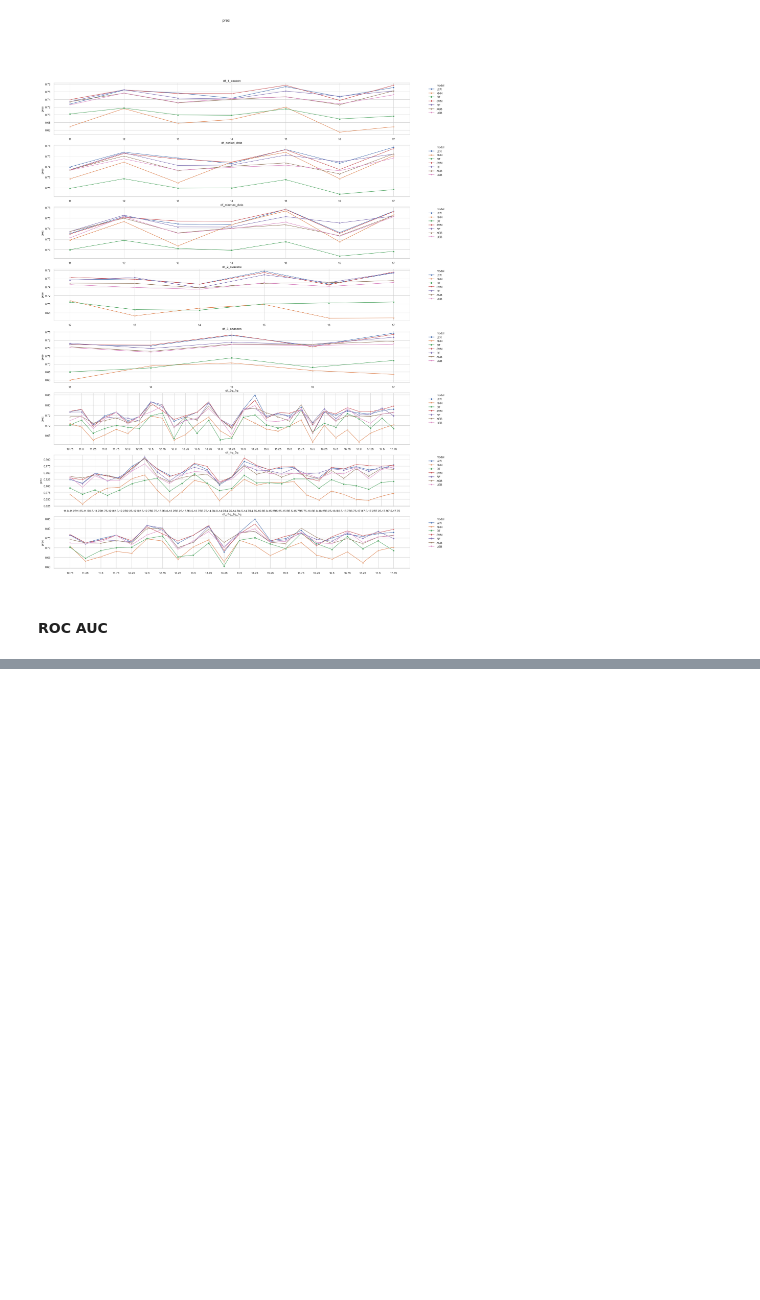
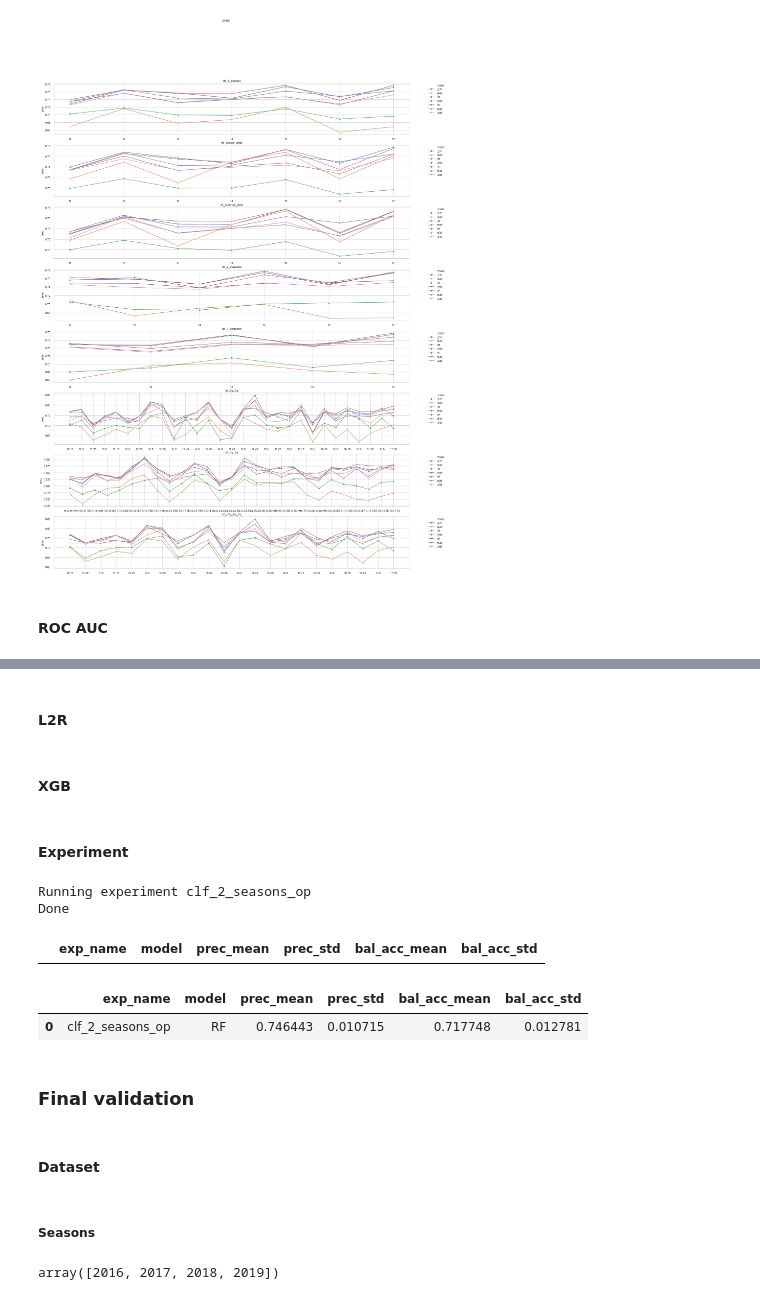
Before and after one commit to ncalderon/nba-predictor, a Jupyter notebook: nba_winner_clf.ipynb, the cells around one changed output, grey strips where cells are left out. Cells and saved outputs as stored; diff of their text form; code cells hidden in the pictures; blank space fills up the shorter version.

```diff
--- a/nba_winner_clf.ipynb
+++ b/nba_winner_clf.ipynb
@@ -715,0 +754,12 @@ utils.plot_to_compare_experiments(
+# %%
+exp_prefix = "clf_"
+#exp_group_name = "clf_experiments"
+exp_group_name = "clf_op"
+results_total = utils.deserialize_object(f'result_totals_{exp_group_name}', [])
+
+op_models = utils_exp.get_clf_models()
+
+op_sscv = utils.SeasonSeriesSplit(op_df)
+op_df_sscv = op_sscv.get_df()
+op_X = op_df_sscv[exp_X_columns]
+op_y = op_df_sscv[TARGET]
@@ -715,0 +904,41 @@ utils.plot_to_compare_experiments(
+# %% [markdown]
+#### L2R
+# %% [markdown]
+#### XGB
+# %% [markdown]
+#### Experiment
+# %%
+experiment_name = f"{exp_prefix}2_seasons_op"
+# %%
+op_model = [
+    ("RF", RandomForestClassifier(
+                                      criterion='gini',
+                                      n_estimators=200,
+                                      max_depth=18,
+                                      max_leaf_nodes = 24,
+                                      min_samples_leaf = 2,
+                                      min_samples_split = 3,
+                                      n_jobs=-1,
+                                      random_state=0))
+]
+# %%
+del_result_by(experiment_name)
+
+folds, train_seasons, test_seasons = sscv.split(train_size=2, test_size=1)
+params = (experiment_name, op_model, folds, train_seasons, test_seasons, X, y)
+names, results = utils_exp.run_experiment(*params)
+results_total.append((experiment_name, results))
+
+print_prettier_exp_results(experiment_name[:-3], metric='prec', filter_val='RF')
+print_prettier_exp_results(experiment_name)
+# clf_2_seasons	RF	0.758332	0.011720	0.724693	0.010767
+# %% [output]
+Running experiment clf_2_seasons_op
+Done
+|  | exp_name | model | prec_mean | prec_std | bal_acc_mean | bal_acc_std |
+|  | exp_name | model | prec_mean | prec_std | bal_acc_mean | bal_acc_std |
+| 0 | clf_2_seasons_op | RF | 0.746443 | 0.010715 | 0.717748 | 0.012781 |
+# %% [markdown]
+### Final validation
+# %% [markdown]
+#### Dataset
@@ -715,0 +947,6 @@ utils.plot_to_compare_experiments(
+# %% [markdown]
+##### Seasons
+# %%
+fv_df.SEASON.unique()
+# %% [output]
+array([2016, 2017, 2018, 2019])
```
Also changed, not shown: parts of 34 cells of this notebook, 1 other file.
